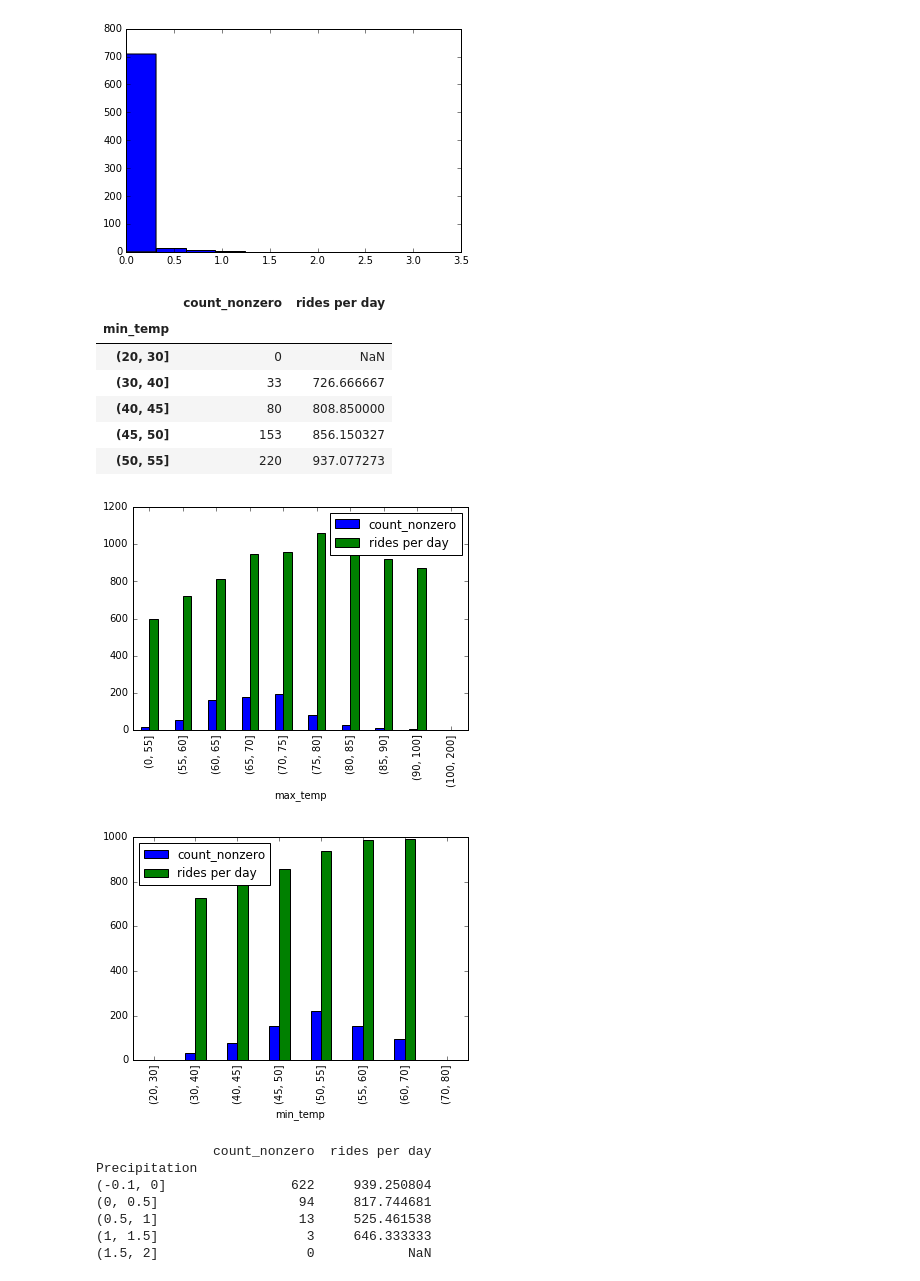
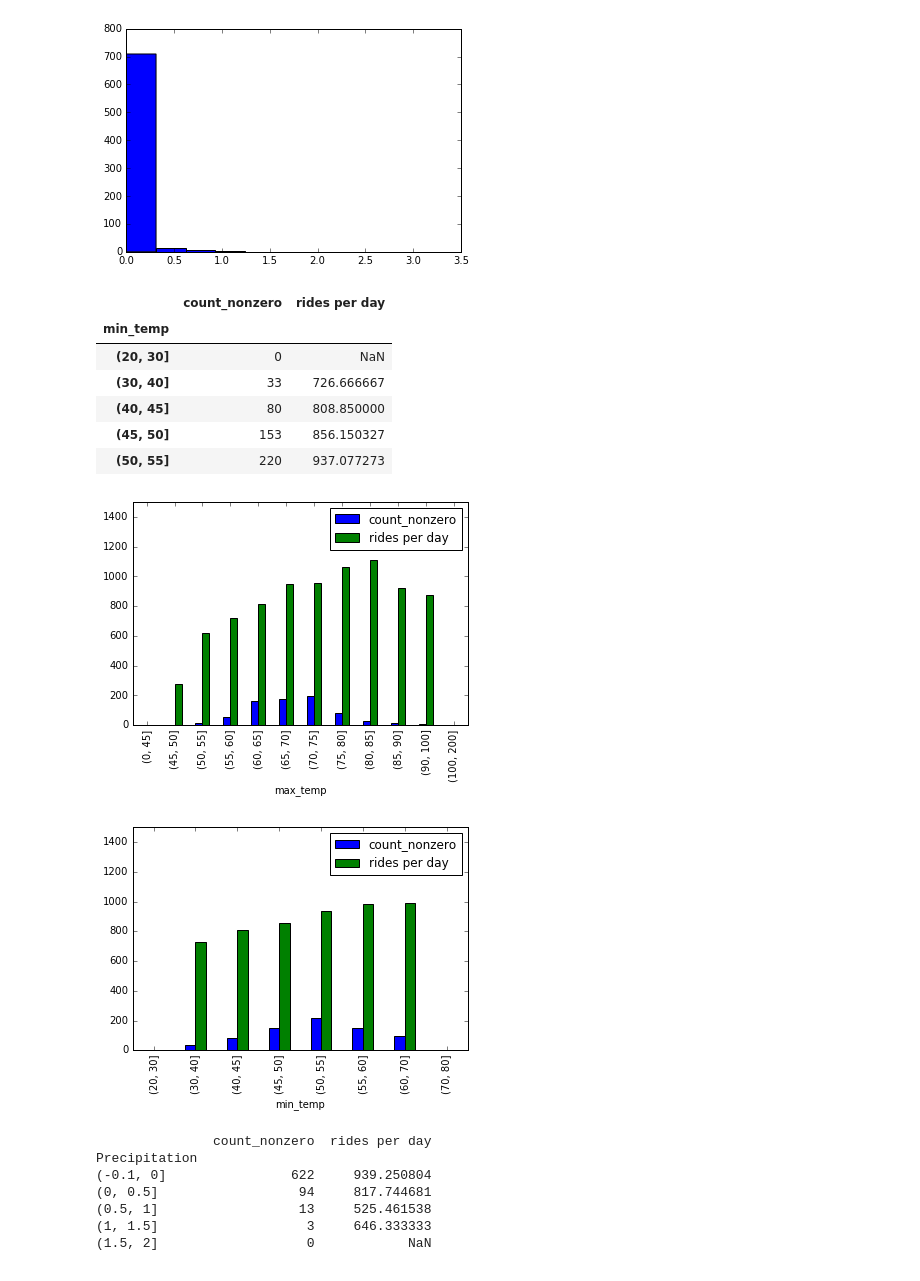
Before and after one commit to yannie30/MIDSPythonBridgeProject2-BikeShareData, a Jupyter notebook: Output Files/Data Analysis_SF.ipynb, the cells around one changed output. Drawn from its saved outputs; the diff is of its cells as text; code cells hidden in the pictures.

```diff
--- a/Output Files/Data Analysis_SF.ipynb
+++ b/Output Files/Data Analysis_SF.ipynb
@@ -100,37 +100,39 @@ plt.hist(sf_precip["Precipitation_modified"]["mean"])
 
 sf_maxtemp = sf_df.groupby(['Date']).agg({'max temp':[np.mean], 'Seasons':[np.count_nonzero]})
 sf_maxtemp.columns = sf_maxtemp.columns.droplevel(0)
-ranges = [0,55,60,65,70,75,80,85,90,100,200]
+ranges = [0,45,50,55,60,65,70,75,80,85,90,100,200]
 sf_maxtemp['max_temp'] = pd.cut(sf_maxtemp["mean"], ranges).astype('category')
 sf_maxtemp = sf_maxtemp.groupby(['max_temp']).agg({'count_nonzero':[np.sum, np.count_nonzero]})
 sf_maxtemp.columns = sf_maxtemp.columns.droplevel(0)
 sf_maxtemp["rides per day"] = sf_maxtemp["sum"] / sf_maxtemp["count_nonzero"]
 del sf_maxtemp["sum"]
 sf_maxtemp["count_nonzero"]
 sf_maxtemp.plot(kind='bar')
+plt.gca().set_ylim([0,1500])
 sf_maxtemp.head()
 
 sf_mintemp = sf_df.groupby(['Date']).agg({'min temp':[np.mean], 'Seasons':[np.count_nonzero]})
 sf_mintemp.columns = sf_mintemp.columns.droplevel(0)
 ranges = [20,30,40,45,50,55,60,70,80]
 sf_mintemp['min_temp'] = pd.cut(sf_mintemp["mean"], ranges).astype('category')
 sf_mintemp = sf_mintemp.groupby(['min_temp']).agg({'count_nonzero':[np.sum, np.count_nonzero]})
 sf_mintemp.columns = sf_mintemp.columns.droplevel(0)
 sf_mintemp["rides per day"] = sf_mintemp["sum"] / sf_mintemp["count_nonzero"]
 del sf_mintemp["sum"]
 sf_mintemp["count_nonzero"]
 sf_mintemp.plot(kind='bar')
+plt.gca().set_ylim([0,1500])
 sf_mintemp.head()
 # %% [output]
 |  | count_nonzero | rides per day |
 | min_temp |  |  |
 | (20, 30] | 0 | NaN |
 | (30, 40] | 33 | 726.666667 |
 | (40, 45] | 80 | 808.850000 |
 | (45, 50] | 153 | 856.150327 |
 | (50, 55] | 220 | 937.077273 |
-[figure, old version]
+[figure, new version]
-[figure, old version]
+[figure, new version]
 # %%
 #How does precipitation affect ridership? Pecipitation
 #ranges = [0,3,6,9,12]
```
